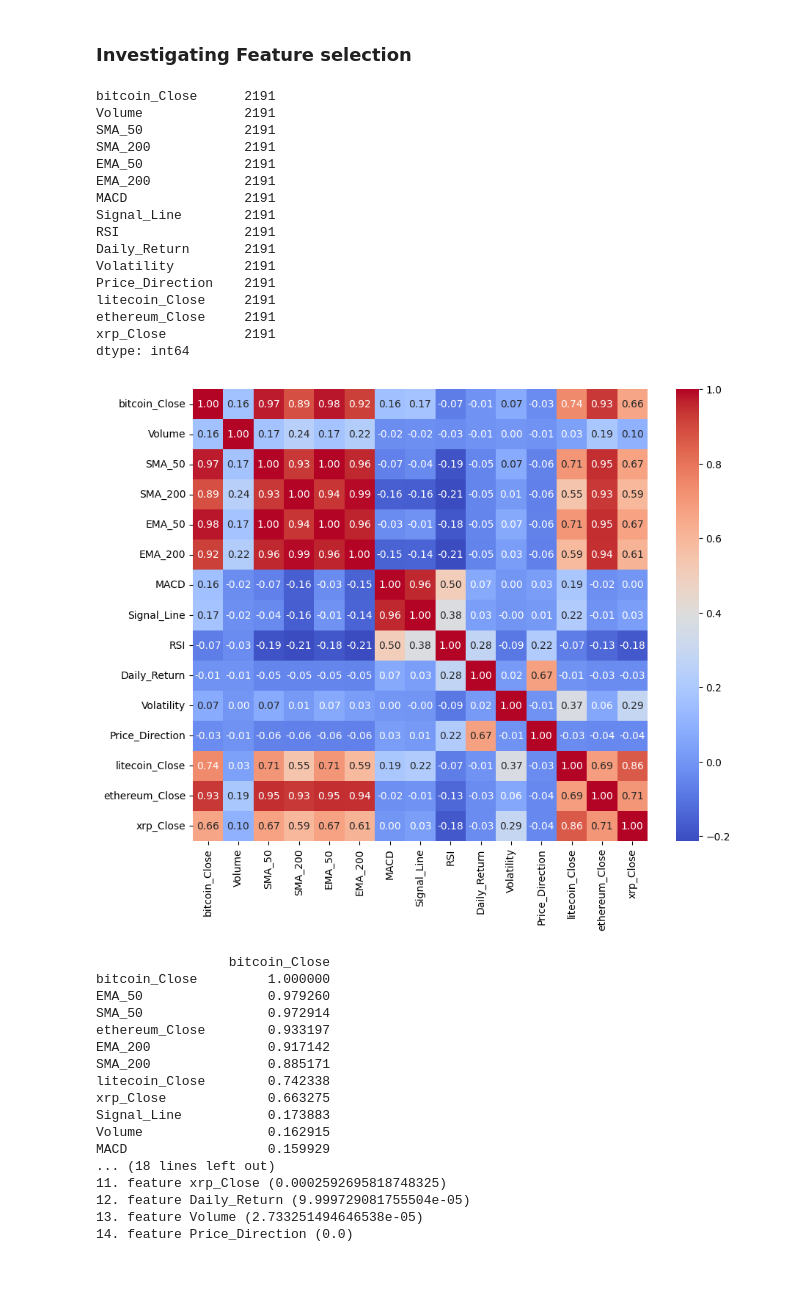
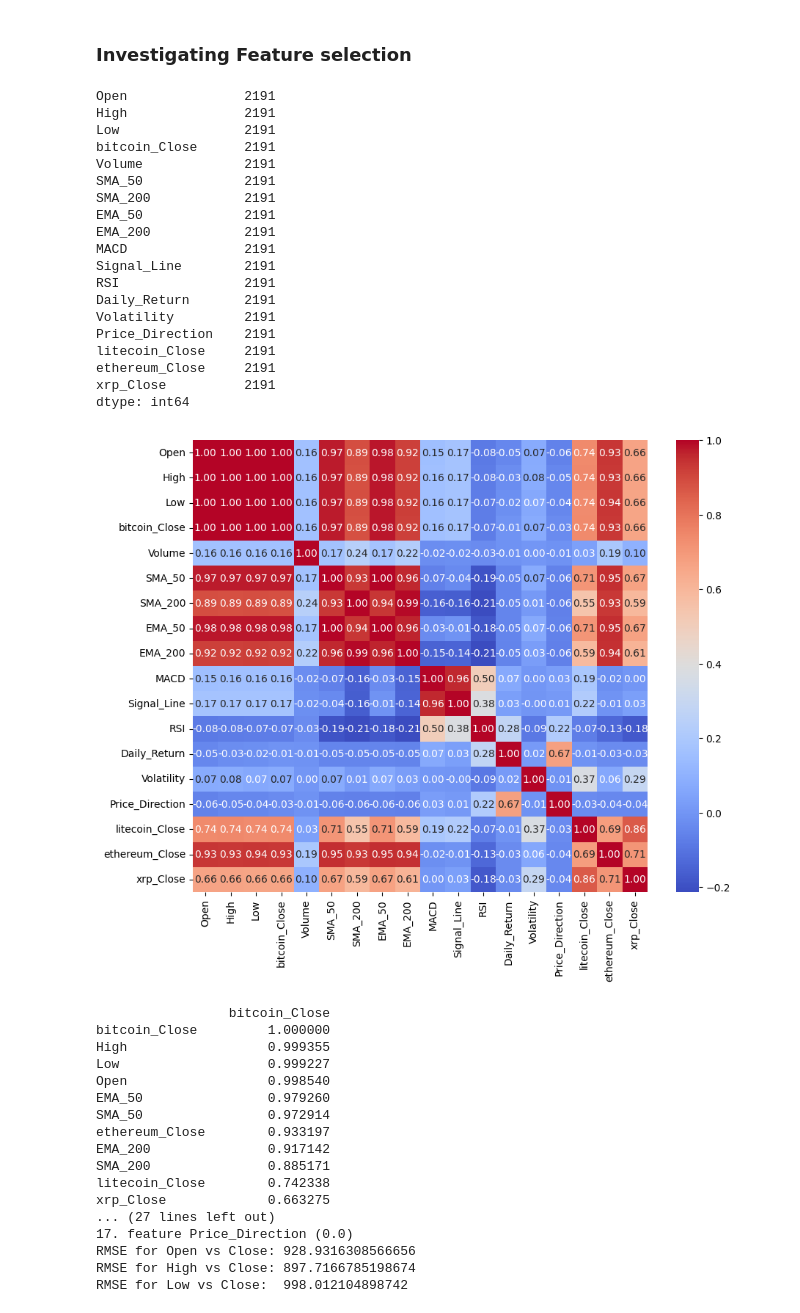
Before and after one commit to ASherjil/Cryptocurrency-Price-Prediction, a Jupyter notebook: CW2_B820928.ipynb, the cells around one changed output. Drawn from its saved outputs; the diff is of its cells as text; code cells hidden in the pictures; blank space fills up the shorter version.

```diff
--- a/CW2_B820928.ipynb
+++ b/CW2_B820928.ipynb
@@ -295,7 +290,7 @@ from sklearn.model_selection import TimeSeriesSplit, cross_val_score
 def feature_importance_verifier(df, feature):
     # Ensure specified columns exist in the DataFrame, then drop them if they do
     y = df[feature]  # Target variable
-    columns_to_drop = ['High', 'Low', 'Date', 'Currency', 'Open', 'Close', feature]
+    columns_to_drop = ['Date', 'Currency', 'Close', feature]
     X = df.drop(columns=[col for col in columns_to_drop if col in df.columns], axis=1)
 
     # Initialize the random forest
@@ -690,7 +701,7 @@ complete_workflow_and_plot(
 ### Investigating Feature selection
 # %%
 df_bitcoin_features = df_bitcoin_2_clean.copy()
-df_bitcoin_features = df_bitcoin_features.drop(['Currency', 'Open', 'High', 'Low'], axis=1)
+df_bitcoin_features = df_bitcoin_features.drop(['Currency'], axis=1)
 df_bitcoin_features = df_bitcoin_features.rename(columns={'Close': 'bitcoin_Close'})
 cryptos_prices_to_copy = ['litecoin', 'ethereum', 'xrp']
 
@@ -704,36 +715,42 @@ for crypto in cryptos_prices_to_copy:
     # Filter each crypto DataFrame from the latest start date onwards and add 'Close' price to df_bitcoin_features
     df_bitcoin_features[f'{crypto}_Close'] = dfs[f'raw_{crypto}_pd'].loc[dfs[f'raw_{crypto}_pd'].index >= latest_start_date, 'Close']
 
 print(df_bitcoin_features.count())
 
 # Calculate the correlation matrix
 correlation_matrix = df_bitcoin_features.corr()
 correlation_with_target = correlation_matrix[['bitcoin_Close']].sort_values(by='bitcoin_Close', ascending=False)
 plt.figure(figsize=(10, 8))
 sns.heatmap(correlation_matrix, annot=True, fmt=".2f", cmap='coolwarm')
 plt.show()
 print(correlation_with_target)
 feature_importance_verifier(df_bitcoin_features.copy(), 'bitcoin_Close')
 # %% [output]
+Open               2191
+High               2191
+Low                2191
 bitcoin_Close      2191
 Volume             2191
 SMA_50             2191
 SMA_200            2191
 EMA_50             2191
 EMA_200            2191
 MACD               2191
 Signal_Line        2191
 RSI                2191
 Daily_Return       2191
 Volatility         2191
 Price_Direction    2191
 litecoin_Close     2191
 ethereum_Close     2191
 xrp_Close          2191
 dtype: int64
-[figure, old version]
+[figure, new version]
                  bitcoin_Close
 bitcoin_Close         1.000000
+High                  0.999355
+Low                   0.999227
+Open                  0.998540
 EMA_50                0.979260
 SMA_50                0.972914
 ethereum_Close        0.933197
@@ -741,12 +758,9 @@ EMA_200               0.917142
 SMA_200               0.885171
 litecoin_Close        0.742338
 xrp_Close             0.663275
-Signal_Line           0.173883
-Volume                0.162915
-MACD                  0.159929
-... (18 lines left out)
-11. feature xrp_Close (0.0002592695818748325)
-12. feature Daily_Return (9.999729081755504e-05)
-13. feature Volume (2.733251494646538e-05)
-14. feature Price_Direction (0.0)
+... (27 lines left out)
+17. feature Price_Direction (0.0)
+RMSE for Open vs Close: 928.9316308566656
+RMSE for High vs Close: 897.7166785198674
+RMSE for Low vs Close:  998.012104898742
 # %%
```
Also changed, not shown: parts of 12 cells of this notebook.
